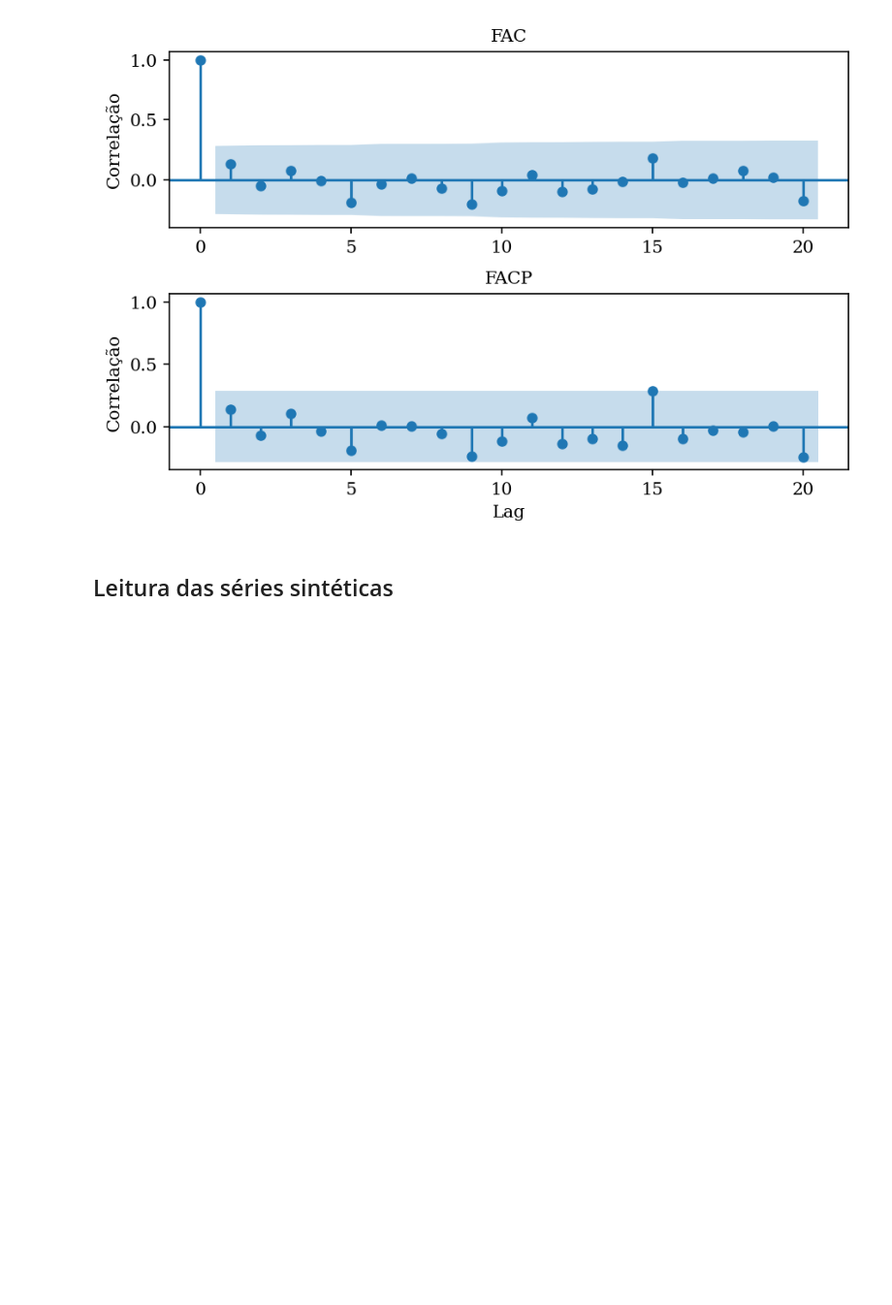
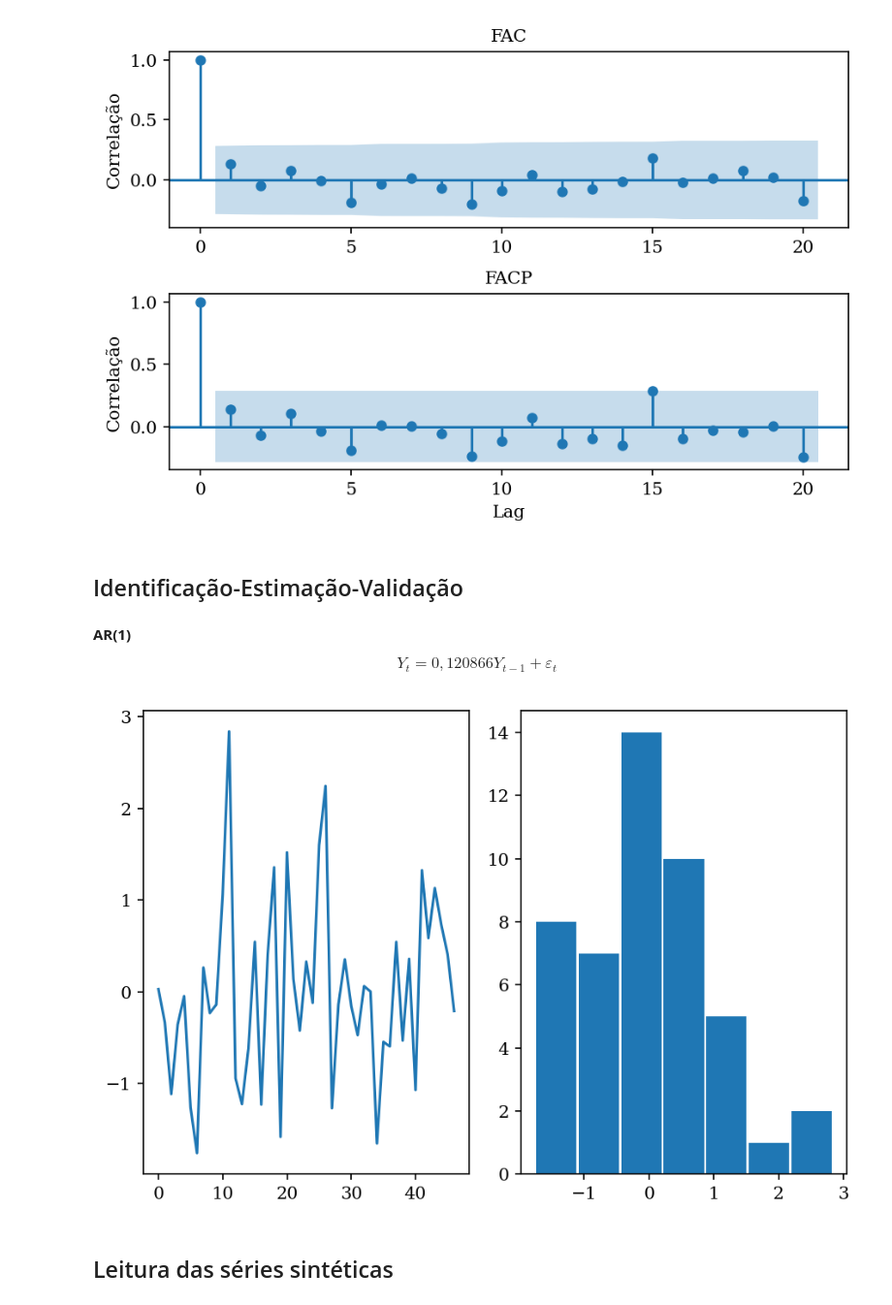
Before and after one commit to rqaita/stoch-hydro, a Jupyter notebook: atividade_estocástica.ipynb, the cells around one changed output. Shown at 97% size. Cells and saved outputs as stored; diff of their text form; code cells hidden in the pictures; blank space fills up the shorter version.

```diff
--- a/atividade_estocástica.ipynb
+++ b/atividade_estocástica.ipynb
@@ -614,3 +614,11 @@ if salvar:
 plt.show()
 # %% [output]
 [figure]
+# %% [markdown]
+## Identificação-Estimação-Validação
+# %% [markdown]
+**AR(1)**
+
+$$
+Y_t = 0,120866 Y_{t-1} + \varepsilon_t
+$$
@@ -617,3 +628,33 @@ plt.show()
+# %%
+Yt = (pp_lognorm2 - pp_lognorm2.mean()) / pp_lognorm2.std()
+# %%
+Et = np.zeros(len(pp_anual))
+
+for t, yt in enumerate(Yt):
+
+    if t == 0:
+        Et[t] = 0
+        continue
+
+    Et[t] = yt - 0.120866 * Yt[t-1]
+
+Et = np.delete(Et, 0)
+# %%
+fig, ax = plt.subplots(1, 2, constrained_layout=True)
+
+ax[0].plot(Et)
+
+ax[1].hist(x=Et, bins='sturges', rwidth=0.95)
+# ax[0].set_ylim([0, 300])
+# ax[0].set_ylabel("Frequência Absoluta")
+# ax[0].vlines(
+#     volume_sint.max(axis=1).mean()*365*86400*1e-6,
+#     0, 300, linestyle="dashed", color="gray", label="Volume médio"
+# )
+
+plt.show()
+# %% [output]
+[figure, added]
 # %% [markdown]
 ## Leitura das séries sintéticas
 # %%
```
Also changed, not shown: parts of 2 cells of this notebook, 2 other files.
